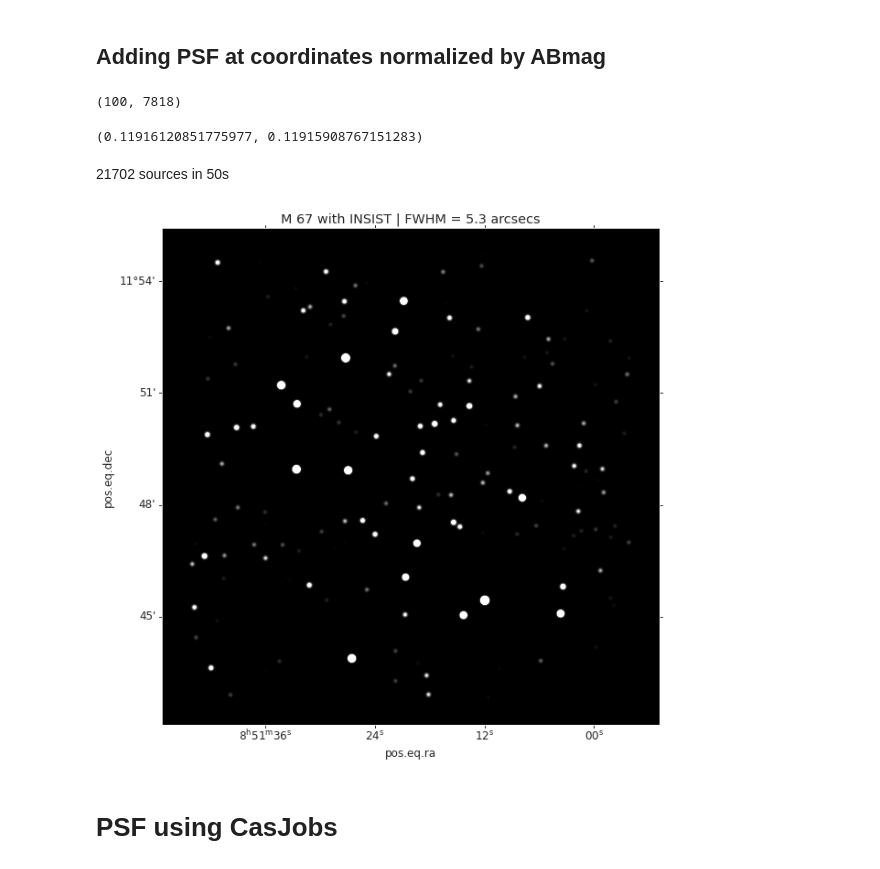
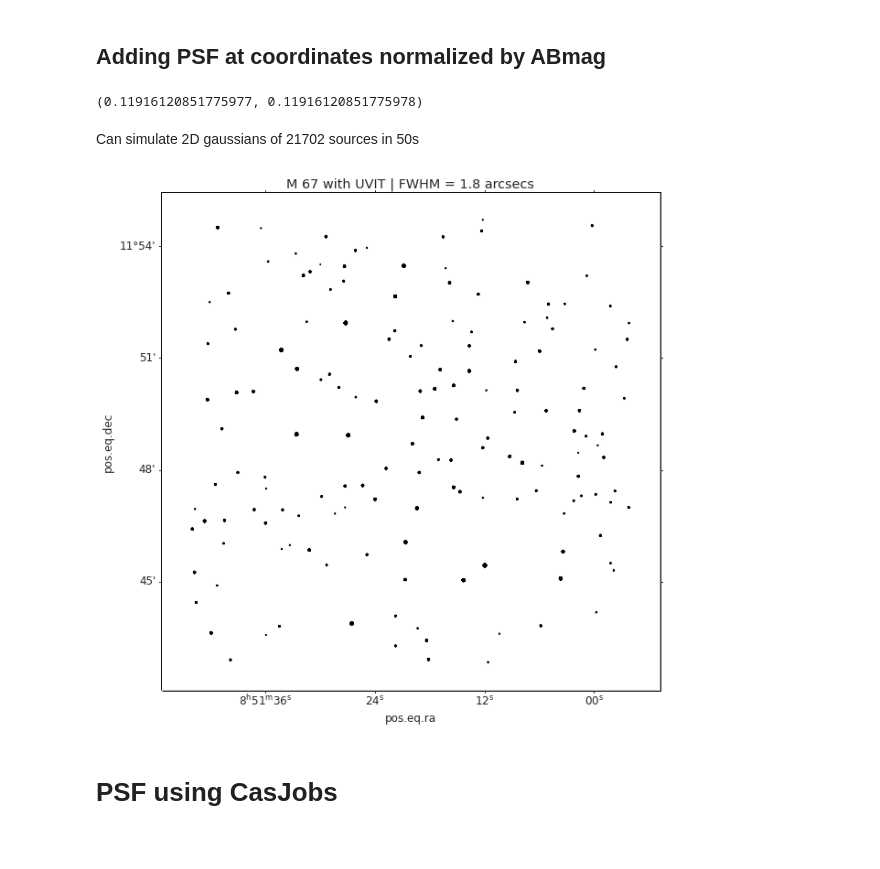
Before and after one commit to Jack3690/INSIST, a Jupyter notebook: PSF_Simulator.ipynb, the cells around one changed output. Drawn from its saved outputs; the diff is of its cells as text; code cells hidden in the pictures.

```diff
--- a/PSF_Simulator.ipynb
+++ b/PSF_Simulator.ipynb
@@ -204,41 +202,47 @@ for i, row in df_field.iterrows():
   c= SkyCoord(row['RA'],row['Dec'],unit=u.deg)
   pix = w.world_to_array_index(c)
 
-  fwhm_in = 5.3
+  fwhm_in = 1.8 # arcseconds
+
   ABmag = row['mag_nuv']
+
   flux = 3631*10**(-ABmag/2.5)
   f.append(flux)
+
+  # Input FWHM based on pixel scale
   fwhm = fwhm_in/pixel_scale
+
   sigma_psf = fwhm*gaussian_fwhm_to_sigma
 
   amplitude = flux/(sigma_psf**2*2*np.pi)
+
+  # Creating 2D Gaussian
   model_gauss = models.Gaussian2D(amplitude,n_pix_sub//2 , n_pix_sub//2 , sigma_psf, sigma_psf)
   y, x  = np.mgrid[0:(n_pix_sub), 0:(n_pix_sub)]
 
+  # Patch with generated Gaussian
   image_g_sub = model_gauss(x,y)
 
+  # Adding the patch to the image
   image_g_main[pix[0]-n_pix_sub//2:pix[0]+n_pix_sub//2,pix[1]-n_pix_sub//2:pix[1]+n_pix_sub//2]+=image_g_sub
-# %%
-c = SkyCoord(field_ra_min , field_dec_min,unit=u.deg)
-pix = w.world_to_array_index(c)
-pix
-# %% [output]
-(100, 7818)
 # %%
-np.array(f).sum(),image_g_main.sum()
+np.array(f).sum(),image_g_main.sum()  # Checking if flux is conserved
 # %% [output]
-(0.11916120851775977, 0.11915908767151283)
+(0.11916120851775977, 0.11916120851775978)
 # %% [markdown]
-21702 sources in 50s
+Can simulate 2D gaussians of 21702 sources in 50s
 # %%
 norm = ImageNormalize(stretch=LogStretch())
 
 fig = plt.figure(figsize = (15,10))
 ax = fig.add_subplot(projection=w)
-img = ax.imshow(image_g_main,cmap='gray',vmin=image_g_main.mean()-0.025*image_g_main.std(),vmax=image_g_main.mean()+image_g_main.std())
-ax.set_title(f'M 67 with INSIST | FWHM = {fwhm_in} arcsecs');
+ax.patch.set_edgecolor('black')
+
+ax.patch.set_linewidth('3')
+img = ax.imshow(image_g_main,cmap='Greys',vmin = 1e-11,vmax = 5.5e-9 )
+ax.set_title(f'M 67 with UVIT | FWHM = {fwhm_in} arcsecs');
 # %% [output]
-[figure, old version]
+[figure, new version]
 # %% [markdown]
 # **PSF using CasJobs**
 # %% [markdown]
```
Also changed, not shown: parts of 22 cells of this notebook.
